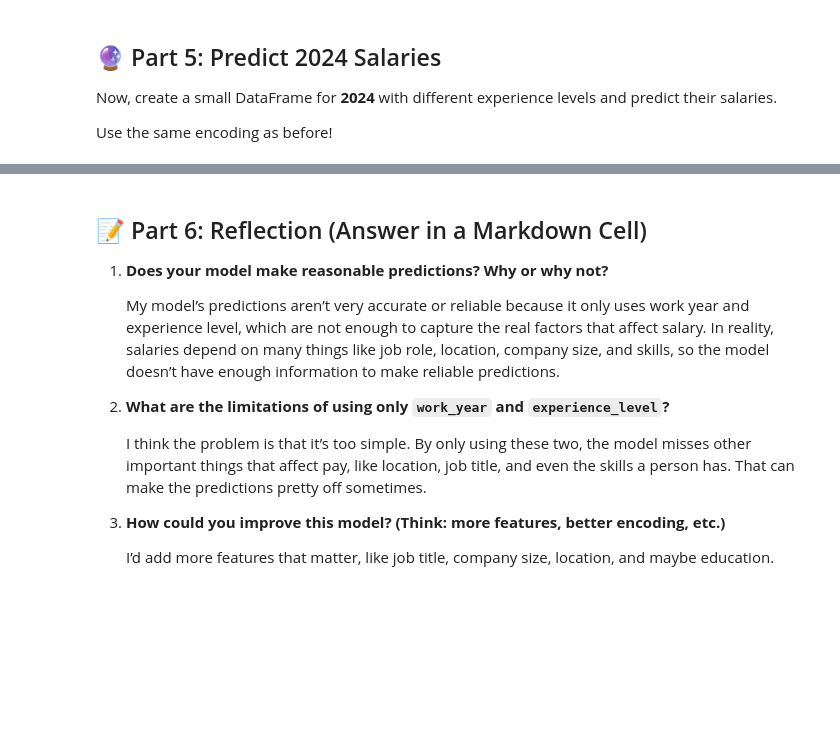
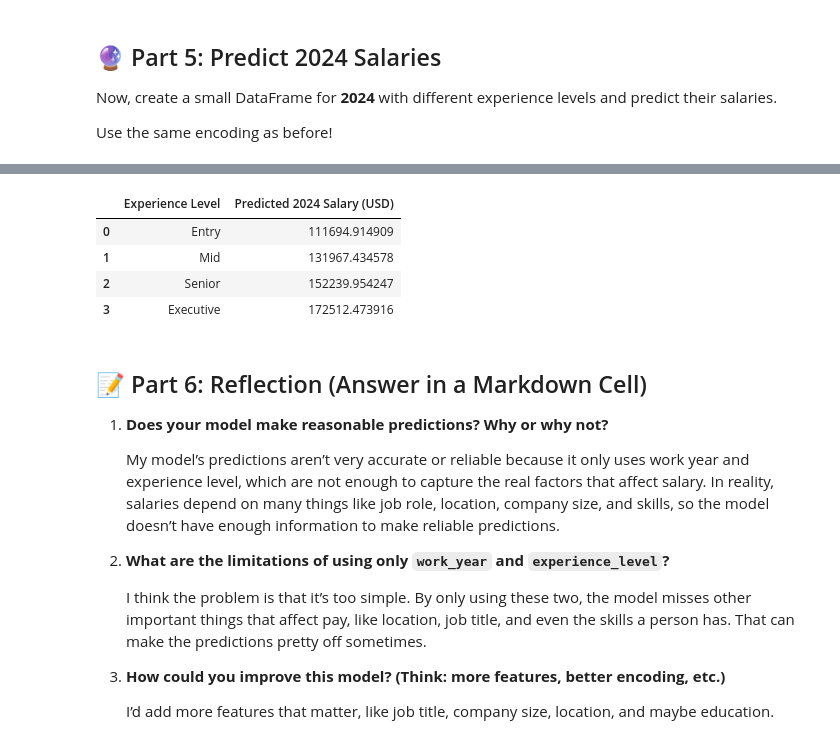
Before and after one commit to Mj-coder13/ELEC_303_RAMILO_LINEAR, a Jupyter notebook: Ramilo_Jayson_SalaryPrediction.ipynb, the cells around one changed output, grey strips where cells are left out. Drawn from its saved outputs; the diff is of its cells as text; code cells hidden in the pictures; blank space fills up the shorter version.

```diff
--- a/Ramilo_Jayson_SalaryPrediction.ipynb
+++ b/Ramilo_Jayson_SalaryPrediction.ipynb
@@ -140,20 +196,26 @@ df.head(15)
 # %%
 # Future data for 2024
 future_data = pd.DataFrame({
     'work_year': [2024, 2024, 2024, 2024],
-    'experience_level_enc': [0, 1, 2, 3]  # EN, MI, SE, EX
+    'experience_level_encoded': [0, 1, 2, 3]  # EN, MI, SE, EX
 })
 
 # Predict salaries for 2024
 predicted_salary = model.predict(future_data)
 
 # Create a DataFrame for display
 predicted_2024 = pd.DataFrame({
     'Experience Level': ['Entry', 'Mid', 'Senior', 'Executive'],
     'Predicted 2024 Salary (USD)': predicted_salary
 })
 
 predicted_2024
+# %% [output]
+|  | Experience Level | Predicted 2024 Salary (USD) |
+| 0 | Entry | 111694.914909 |
+| 1 | Mid | 131967.434578 |
+| 2 | Senior | 152239.954247 |
+| 3 | Executive | 172512.473916 |
 # %% [markdown]
 ## 📝 Part 6: Reflection (Answer in a Markdown Cell)
 
```
Also changed, not shown: parts of 7 cells of this notebook.
